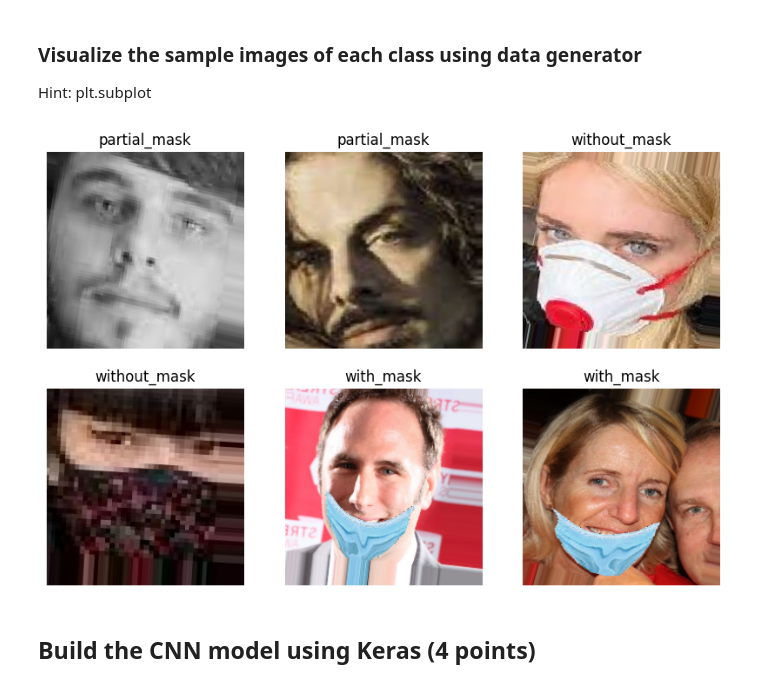
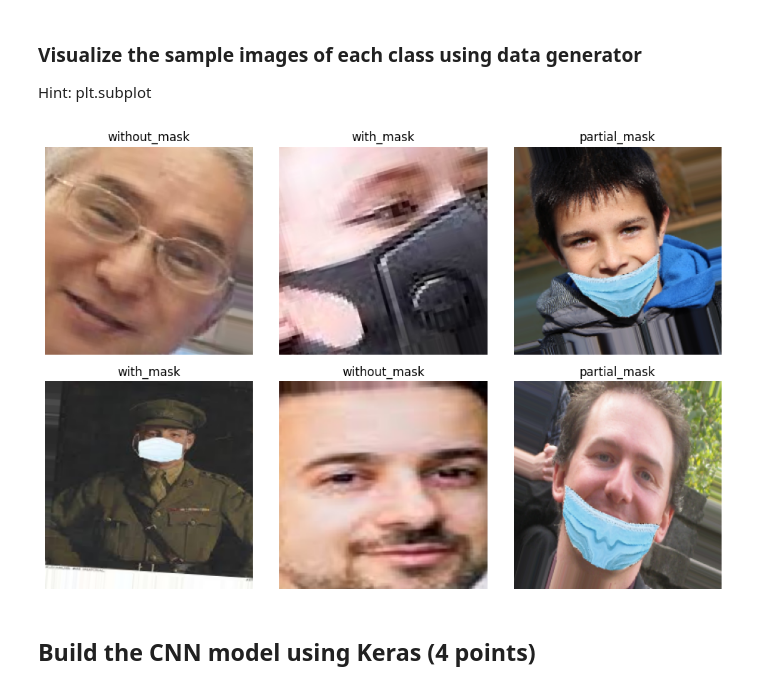
Before and after one commit to vchandraiitk/datascience, a Jupyter notebook: Vikas_M6_NB_MiniProject_2_Face_Mask_Detection.ipynb, the cells around one changed output. Saved outputs shown, nothing was run; the diff lists cells and outputs as text; code cells hidden in the pictures.

```diff
--- a/Vikas_M6_NB_MiniProject_2_Face_Mask_Detection.ipynb
+++ b/Vikas_M6_NB_MiniProject_2_Face_Mask_Detection.ipynb
@@ -84,8 +96,8 @@ from PIL import Image
 # %%
 # YOUR CODE HERE
 #Image.open("/content/MP2_FaceMask_Dataset/train/with_mask/0-with-mask.jpg").size
-TRAINING_DIR = "/content/MP2_FaceMask_Dataset/train/"
-VALIDATION_DIR = "/content/MP2_FaceMask_Dataset/test/"
+TRAINING_DIR = "/content/drive/MyDrive/ISC/MiniProject/M6-Mp2/MP2_FaceMask_Dataset/train/"
+VALIDATION_DIR = "/content/drive/MyDrive/ISC/MiniProject/M6-Mp2/MP2_FaceMask_Dataset/test/"
 def get_shapes_and_classes(path):
   shapes = []
   classes = []
@@ -122,8 +134,8 @@ There are two main steps involved in creating the generator.
 
 Hint: [link](https://keras.io/api/preprocessing/image/)
 # %%
-TRAINING_DIR = "/content/MP2_FaceMask_Dataset/train/"
-VALIDATION_DIR = "/content/MP2_FaceMask_Dataset/test/"
+#TRAINING_DIR = "/content/MP2_FaceMask_Dataset/train/"
+#VALIDATION_DIR = "/content/MP2_FaceMask_Dataset/test/"
 # %%
 # YOUR CODE HERE
 # Model Parameters
@@ -164,32 +176,38 @@ Hint: plt.subplot
 # %%
 # YOUR CODE HERE
 # Get a batch of images and labels from the training generator
 images, labels = next(train_generator)
+filenames = train_generator.filenames[train_generator.batch_index - 1: train_generator.batch_index - 1 + train_generator.batch_size]
 
 # Define class names for the labels (assuming you have 3 classes: 'with_mask', 'without_mask', 'partial_mask')
-class_names = ['with_mask', 'without_mask', 'partial_mask']
+class_names = ['partial_mask','with_mask', 'without_mask']
 
 # Display a grid of images with their corresponding labels
 plt.figure(figsize=(10, 10))
 images_map = {}
+images_map['partial_mask'] = 0
 images_map['with_mask'] = 0
 images_map['without_mask'] = 0
-images_map['partial_mask'] = 0
+
 
 counter=1
 for i in range(100):  # Display the first 6 images and 2 from each
     if images_map['with_mask'] == 2 and images_map['without_mask'] == 2 and images_map['partial_mask'] == 2:
       break
     if images_map[class_names[np.argmax(labels[i])]] < 2:
         plt.subplot(3, 3, counter)
         plt.imshow(images[i])
         plt.title(class_names[np.argmax(labels[i])])  # Get the class with the highest probability
         plt.axis('off')
         images_map[class_names[np.argmax(labels[i])]] += 1
         counter += 1
+        # print(class_names[np.argmax(labels[i])])
+        # print(np.argmax(labels[i]))
+        # print(filenames[i])
+plt.tight_layout()
 plt.show()
 # %% [output]
-[figure, old version]
+[figure, new version]
 # %% [markdown]
 ## Build the CNN model using Keras (4 points)
 # %% [markdown]
```
Also changed, not shown: parts of 26 cells of this notebook.
